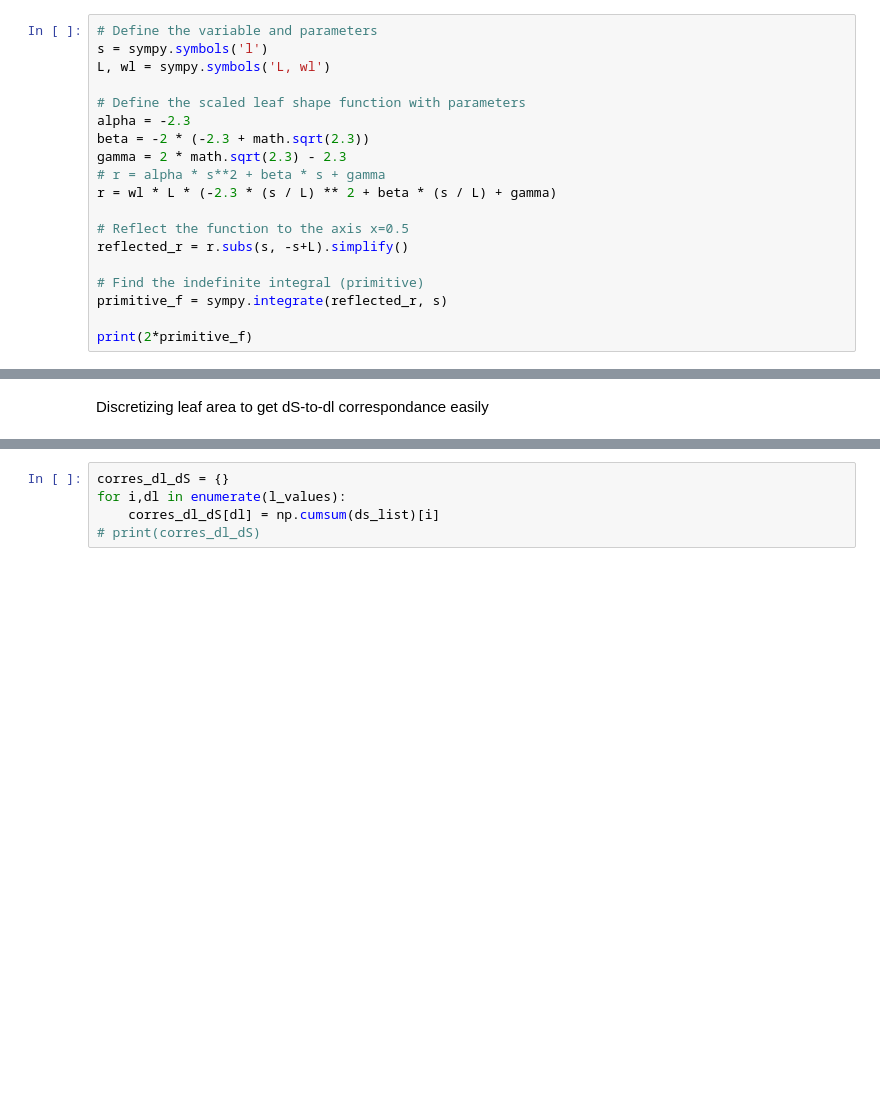
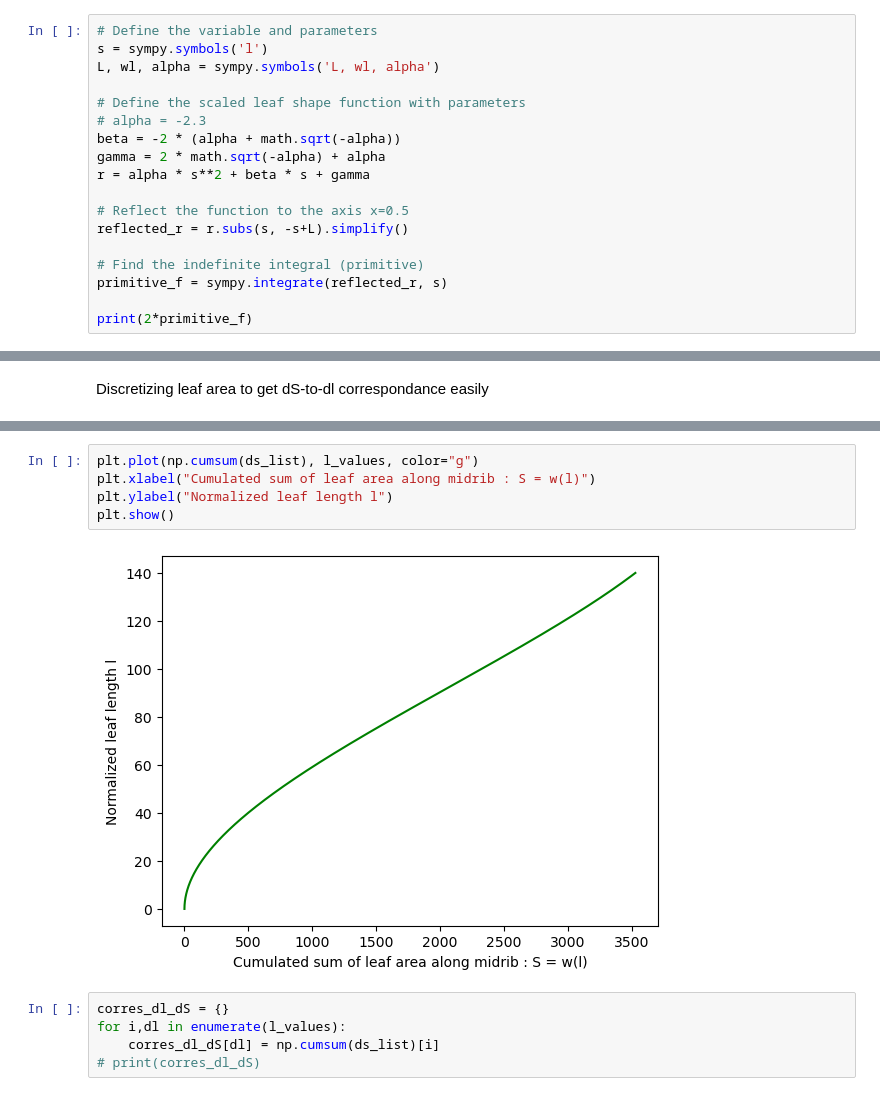
Before and after one commit to orianebro/PhD_Oriane, a Jupyter notebook: algo_leaf_growth.ipynb, the cells around one changed output, grey strips where cells are left out. Drawn from its saved outputs; the diff is of its cells as text; blank space fills up the shorter version.

```diff
--- a/algo_leaf_growth.ipynb
+++ b/algo_leaf_growth.ipynb
@@ -359,14 +351,13 @@ Analytical expression of leaf area as a function of midrib length from tip to ba
 # %%
 # Define the variable and parameters
 s = sympy.symbols('l')
-L, wl = sympy.symbols('L, wl')
+L, wl, alpha = sympy.symbols('L, wl, alpha')
 
 # Define the scaled leaf shape function with parameters
-alpha = -2.3
-beta = -2 * (-2.3 + math.sqrt(2.3))
-gamma = 2 * math.sqrt(2.3) - 2.3
-# r = alpha * s**2 + beta * s + gamma
-r = wl * L * (-2.3 * (s / L) ** 2 + beta * (s / L) + gamma)
+# alpha = -2.3
+beta = -2 * (alpha + math.sqrt(-alpha))
+gamma = 2 * math.sqrt(-alpha) + alpha
+r = alpha * s**2 + beta * s + gamma
 
 # Reflect the function to the axis x=0.5
 reflected_r = r.subs(s, -s+L).simplify()
@@ -423,6 +414,13 @@ plt.show()
 # %% [output]
 3527.999999999751
 [figure]
+# %%
+plt.plot(np.cumsum(ds_list), l_values, color="g")
+plt.xlabel("Cumulated sum of leaf area along midrib : S = w(l)")
+plt.ylabel("Normalized leaf length l")
+plt.show()
+# %% [output]
+[figure, added]
 # %%
 corres_dl_dS = {}
 for i,dl in enumerate(l_values):
```
Also changed, not shown: parts of 15 cells of this notebook, 5 other files.
